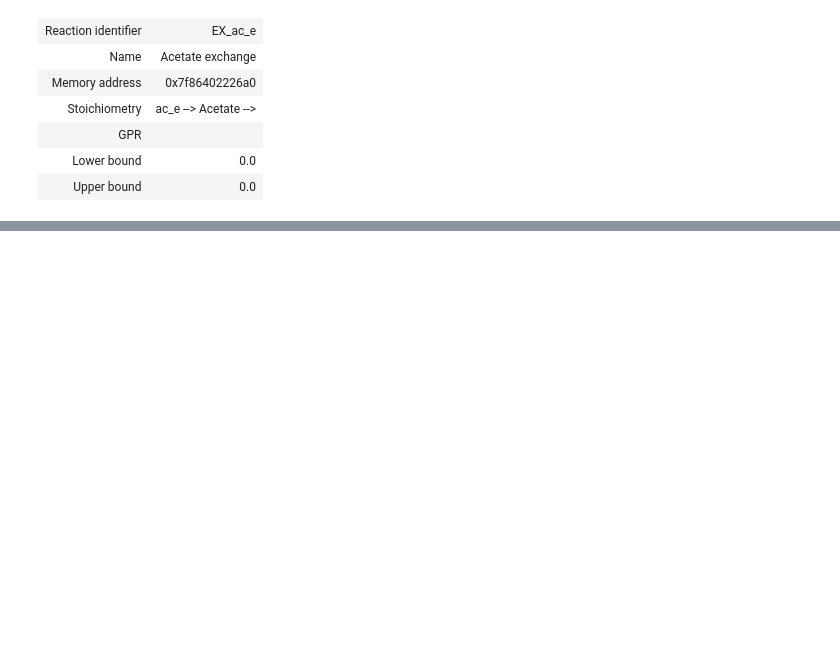
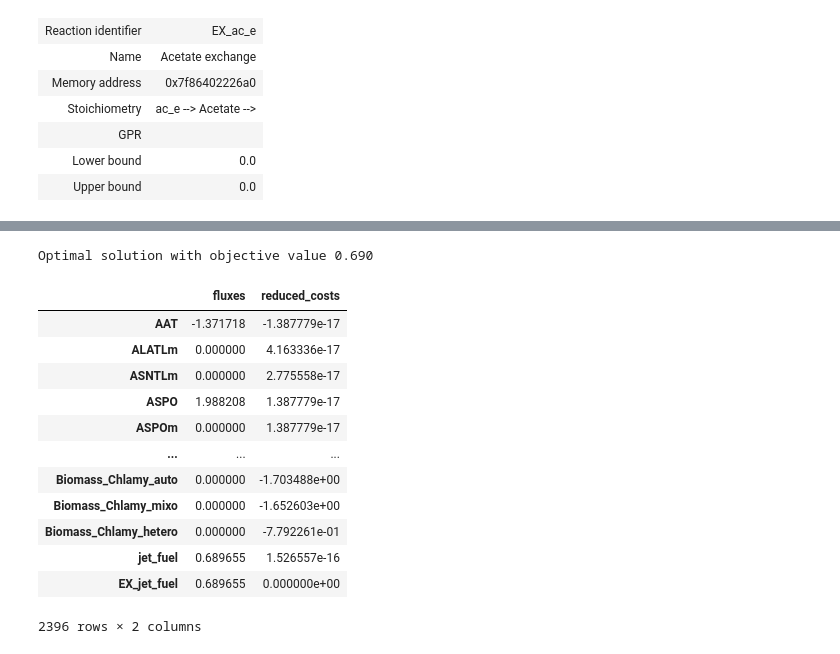
Before and after one commit to 27410/27410-group-assigment-group_7_fuelimycins_in_c_reinhardtii, a Jupyter notebook: project_NB.ipynb, the cells around one changed output, grey strips where cells are left out. Saved outputs shown, nothing was run; the diff lists cells and outputs as text; code cells hidden in the pictures; blank space fills up the shorter version.

```diff
--- a/project_NB.ipynb
+++ b/project_NB.ipynb
@@ -215,0 +285,7 @@ Optimal solution with objective value 0.000
+# %%
+# Change medium composition (acetate)
+
+medium = model.medium
+medium['EX_co2_e'] = 0
+model.medium = medium
+model.medium
@@ -215,0 +304,20 @@ Optimal solution with objective value 0.000
+# %%
+# Simulate the model
+
+solution = model.optimize()
+solution
+# %% [output]
+Optimal solution with objective value 0.690
+|  | fluxes | reduced_costs |
+| AAT | -1.371718 | -1.387779e-17 |
+| ALATLm | 0.000000 | 4.163336e-17 |
+| ASNTLm | 0.000000 | 2.775558e-17 |
+| ASPO | 1.988208 | 1.387779e-17 |
+| ASPOm | 0.000000 | 1.387779e-17 |
+| ... | ... | ... |
+| Biomass_Chlamy_auto | 0.000000 | -1.703488e+00 |
+| Biomass_Chlamy_mixo | 0.000000 | -1.652603e+00 |
+| Biomass_Chlamy_hetero | 0.000000 | -7.792261e-01 |
+| jet_fuel | 0.689655 | 1.526557e-16 |
+| EX_jet_fuel | 0.689655 | 0.000000e+00 |
+2396 rows × 2 columns
```
Also changed, not shown: parts of 18 cells of this notebook.
